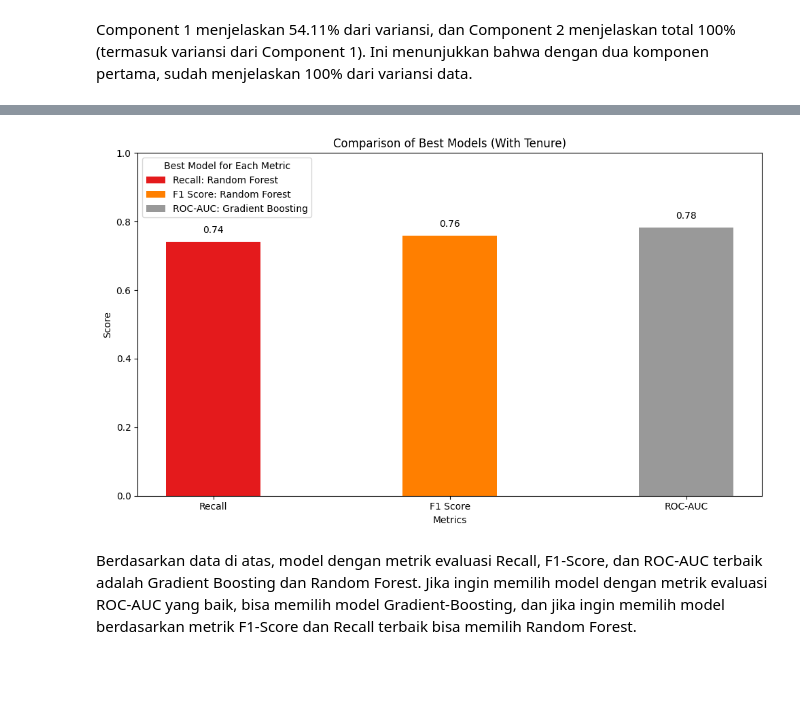
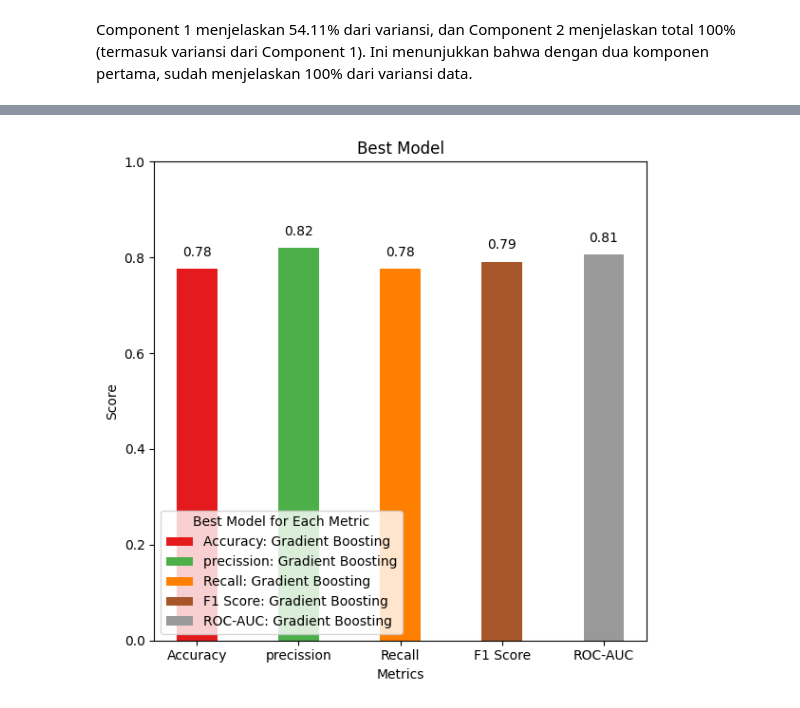
Before and after one commit to Mnjar/bank-churn-rate-analysis, a Jupyter notebook: notebook.ipynb, the cells around one changed output, grey strips where cells are left out. Drawn from its saved outputs; the diff is of its cells as text; code cells hidden in the pictures; blank space fills up the shorter version.

Commit message:
Update images and notebook

```diff
--- a/notebook.ipynb
+++ b/notebook.ipynb
@@ -607,8 +608,4 @@ Pada kasus ini, karena data variabel target (`Exited`) tidak seimbang ini, pemil
 # %%
-import numpy as np
-import matplotlib.pyplot as plt
-import matplotlib.cm as cm
-
 def plot_best_model_comparison(metrics, values, models, title):
     """ Fungsi plot perbandingan model terbaik untuk setiap metrik.
 
@@ -618,23 +615,17 @@ def plot_best_model_comparison(metrics, values, models, title):
         models (list): List nama model terbaik.
         title (str): Title of the plot.
     """
-    # Set up the figure and axis
-    fig, ax = plt.subplots(figsize=(10, 6))
+    fig, ax = plt.subplots(figsize=(6, 6))
 
-    # Number of metrics
     x = np.arange(len(metrics))
 
-    # Define the bar width
     width = 0.4
 
-    # Generate colors dynamically using a colormap
     cmap = plt.get_cmap('Set1')
     colors = [cmap(i) for i in np.linspace(0, 1, len(metrics))]
 
-    # Create the bars with different colors
     bars = ax.bar(x, values, width, color=colors)
 
-    # Set labels, title, and ticks
     ax.set_xlabel('Metrics')
     ax.set_ylabel('Score')
     ax.set_title(title)
@@ -642,7 +633,7 @@ def plot_best_model_comparison(metrics, values, models, title):
     ax.set_xticklabels(metrics)
     ax.set_ylim(0, 1)
 
-    # Add labels on top of the bars
+    # labels
     def add_labels(bars, values):
         for bar, value in zip(bars, values):
             ax.text(bar.get_x() + bar.get_width()/2, bar.get_height() + 0.02,
@@ -650,37 +641,38 @@ def plot_best_model_comparison(metrics, values, models, title):
 
     add_labels(bars, values)
 
-    # Add legend with model names for each metric
     legend_labels = [f"{metric}: {model}" for metric, model in zip(metrics, models)]
     ax.legend(bars, legend_labels, title='Best Model for Each Metric')
 
-    # Display the plot
     plt.tight_layout()
     plt.show()
-
-# Ambil model terbaik berdasarkan Recall, F1-Score, dan ROC-AUC dari dataset dengan Tenure
-best_recall_with_tenure = results_df.loc[results_df['Recall'].idxmax()]
-best_f1_with_tenure = results_df.loc[results_df['F1 Score'].idxmax()]
-best_roc_auc_with_tenure = results_df.loc[results_df['ROC-AUC'].idxmax()]
-
-# Data untuk plotting
-metrics = ['Recall', 'F1 Score', 'ROC-AUC']
-values_with_tenure = [
-    best_recall_with_tenure['Recall'],
-    best_f1_with_tenure['F1 Score'],
-    best_roc_auc_with_tenure['ROC-AUC']
-]
-
-# Nama model terbaik untuk setiap metrik
-models_with_tenure = [
-    best_recall_with_tenure['Model'],
-    best_f1_with_tenure['Model'],
-    best_roc_auc_with_tenure['Model']
-]
-
-# Plotting hasil
-plot_best_model_comparison(metrics, values_with_tenure, models_with_tenure, title='Comparison of Best Models (With Tenure)')
-# %% [output]
-[figure, removed]
-# %% [markdown]
-Berdasarkan data di atas, model dengan metrik evaluasi Recall, F1-Score, dan ROC-AUC terbaik adalah Gradient Boosting dan Random Forest. Jika ingin memilih model dengan metrik evaluasi ROC-AUC yang baik, bisa memilih model Gradient-Boosting, dan jika ingin memilih model berdasarkan metrik F1-Score dan Recall terbaik bisa memilih Random Forest.
+# %%
+# Ambil model terbaik berdasarkan Recall, F1-Score, dan ROC-AUC dari dataset dengan Tenure
+best_accuracy = results_df.loc[results_df['Accuracy'].idxmax()]
+best_precission = results_df.loc[results_df['Precision'].idxmax()]
+best_recall= results_df.loc[results_df['Recall'].idxmax()]
+best_f1_score = results_df.loc[results_df['F1 Score'].idxmax()]
+best_roc_auc = results_df.loc[results_df['ROC-AUC'].idxmax()]
+
+# Data untuk plotting
+metrics = ['Accuracy', 'precission', 'Recall', 'F1 Score', 'ROC-AUC']
+values_with_tenure = [
+    best_accuracy['Accuracy'],
+    best_precission['Precision'],
+    best_recall['Recall'],
+    best_f1_score['F1 Score'],
+    best_roc_auc['ROC-AUC']
+]
+
+# Nama model terbaik untuk setiap metrik
+models_with_tenure = [
+    best_accuracy['Model'],
+    best_precission['Model'],
+    best_recall['Model'],
+    best_f1_score['Model'],
+    best_roc_auc['Model']
+]
+
+plot_best_model_comparison(metrics, values_with_tenure, models_with_tenure, title='Best Model')
+# %% [output]
+[figure, added]
```
Also changed, not shown: parts of 12 cells of this notebook, 3 other files.
